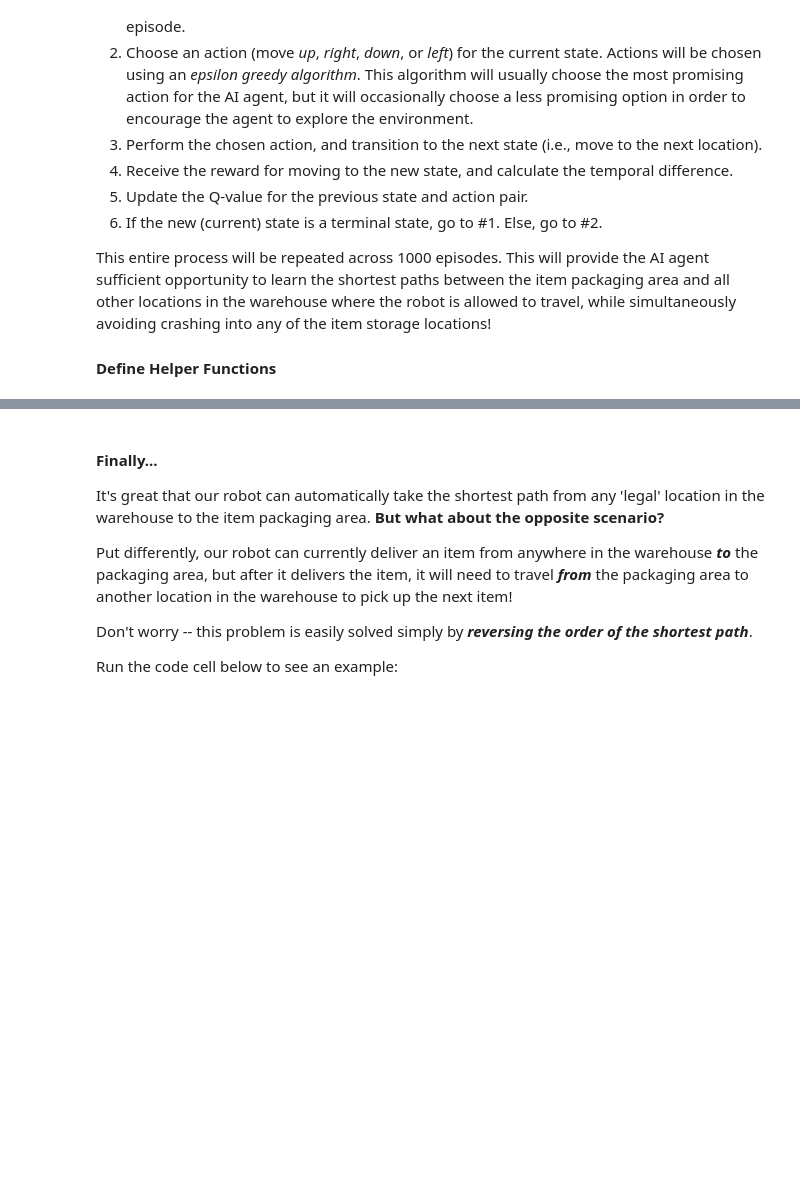
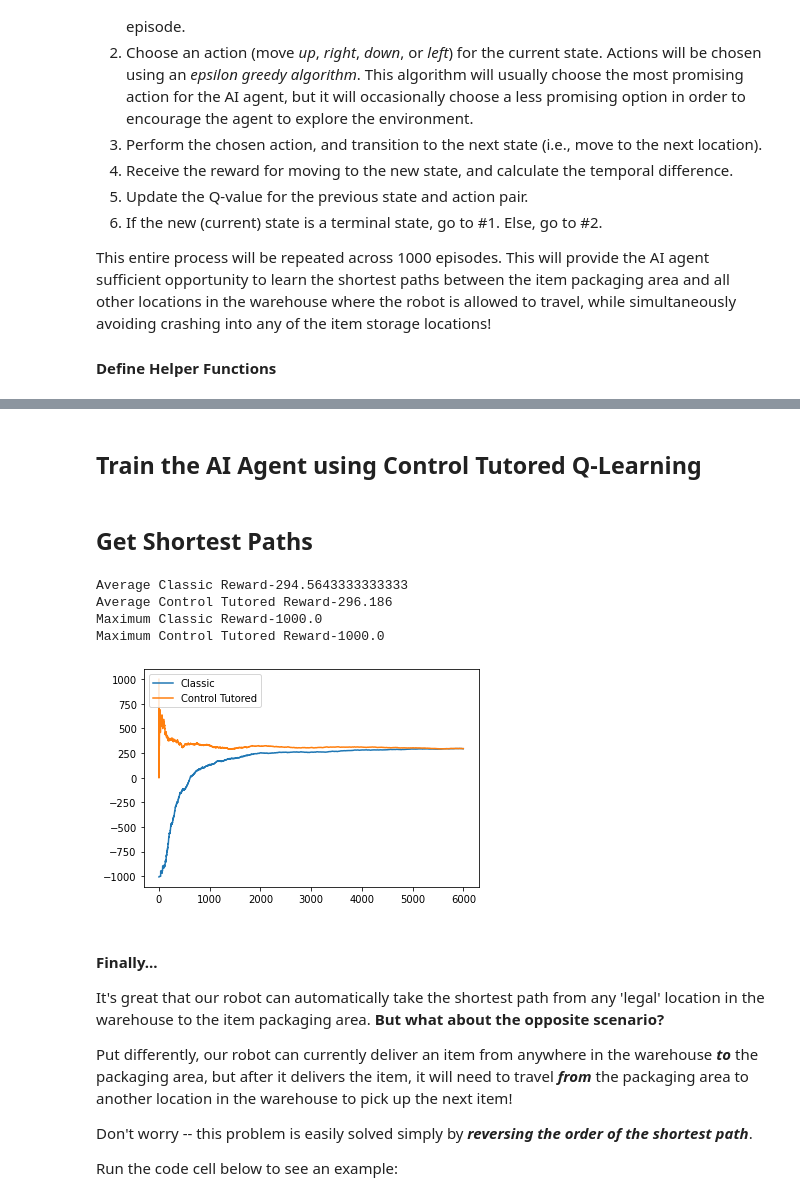
Before and after one commit to sarx16/B.Tech-Project, a Jupyter notebook: tutored_Q_Learning_Example_in_Python.ipynb, the cells around one changed output, grey strips where cells are left out. Saved outputs shown, nothing was run; the diff lists cells and outputs as text; code cells hidden in the pictures; blank space fills up the shorter version.

```diff
--- a/tutored_Q_Learning_Example_in_Python.ipynb
+++ b/tutored_Q_Learning_Example_in_Python.ipynb
@@ -37,7 +36,9 @@ environment_columns = 14
 #The "action" dimension consists of 4 layers that will allow us to keep track of the Q-values for each possible action in
 #each state (see next cell for a description of possible actions).
 #The value of each (state, action) pair is initialized to 0.
+guddy = np.zeros((environment_rows, environment_columns))
 q_values = np.zeros((environment_rows, environment_columns, 4))
+q_values_tutor = np.zeros((environment_rows, environment_columns, 4))
 # %% [markdown]
 #### Actions
 The actions that are available to the AI agent are to move the robot in one of four directions:
@@ -68,8 +75,8 @@ To maximize its cumulative rewards (by minimizing its cumulative punishments), t
 # %%
 #Create a 2D numpy array to hold the rewards for each state.
 #The array contains 11 rows and 11 columns (to match the shape of the environment), and each value is initialized to -100.
-rewards = np.full((environment_rows, environment_columns), -100.)
-rewards[0, 8] = 100. #set the reward for the packaging area (i.e., the goal) to 100
+rewards = np.full((environment_rows, environment_columns), -1000.)
+rewards[0, 8] = 1000. #set the reward for the packaging area (i.e., the goal) to 100
 
 #define aisle locations (i.e., white squares) for rows 1 through 9
 aisles = {} #store locations in a dictionary
@@ -93,6 +100,7 @@ x_final  = 0
 y_final = 8
 
 MOST_NEG = -1*1000000
+N = 6000
 
 
 indeces = [[3,9],[5,0],[9,5]]
@@ -239 +296,7 @@ def get_shortest_path(start_row_index, start_column_index):
+# %%
+def averageReward(arr):
+    if len(arr)==0:
+        return 0
+    else:
+        return sum(arr) / len(arr)
 # %% [markdown]
@@ -292,0 +342,2 @@ print(get_shortest_path(9, 5)) #starting at row 9, column 5
+# %% [markdown]
+## Train the AI Agent using Control Tutored Q-Learning
@@ -292,0 +383,41 @@ print(get_shortest_path(9, 5)) #starting at row 9, column 5
+# %% [markdown]
+## Get Shortest Paths
+# %%
+#display a few shortest paths
+classic_reward = train()
+train()
+control_tutored_reward = train_by_tutor()
+# %%
+
+cur_reward_classic = classic_reward[0]
+cur_reward_control_tutor = control_tutored_reward[0]
+
+average_reward_classic = classic_reward[1]
+average_reward_control_tutor = control_tutored_reward[1]
+
+print("Average Classic Reward-"+str(average_reward_classic[-1]))
+print("Average Control Tutored Reward-"+str(average_reward_control_tutor[-1]))
+
+print("Maximum Classic Reward-"+str(max(cur_reward_classic)))
+print("Maximum Control Tutored Reward-"+str(max(cur_reward_control_tutor)))
+
+# print(get_shortest_path(3, 9)) #starting at row 3, column 9
+# print(get_shortest_path(5, 0)) #starting at row 5, column 0
+# print(get_shortest_path(9, 5)) #starting at row 9, column 5
+xpoints = [x for x in range(N)]
+
+
+plt.plot(xpoints, average_reward_classic,label = "Classic")
+plt.plot(xpoints, average_reward_control_tutor,label = "Control Tutored")
+plt.legend(loc="upper left")
+
+q_values.fill(0)
+q_values_tutor.fill(0)
+
+plt.show()
+# %% [output]
+Average Classic Reward-294.5643333333333
+Average Control Tutored Reward-296.186
+Maximum Classic Reward-1000.0
+Maximum Control Tutored Reward-1000.0
+[figure, added]
```
Also changed, not shown: parts of 16 cells of this notebook.
